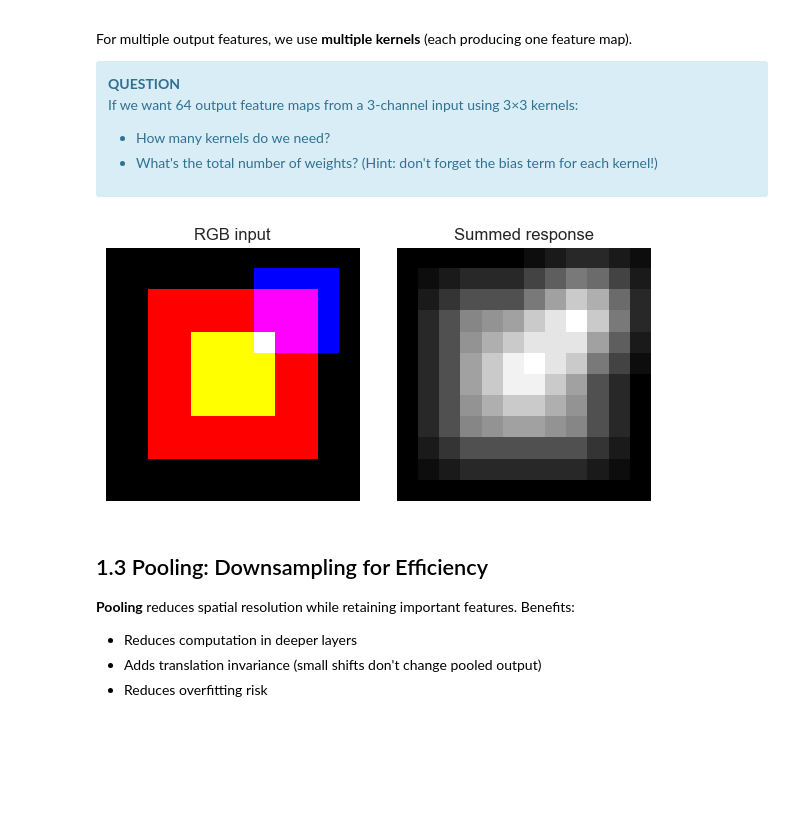
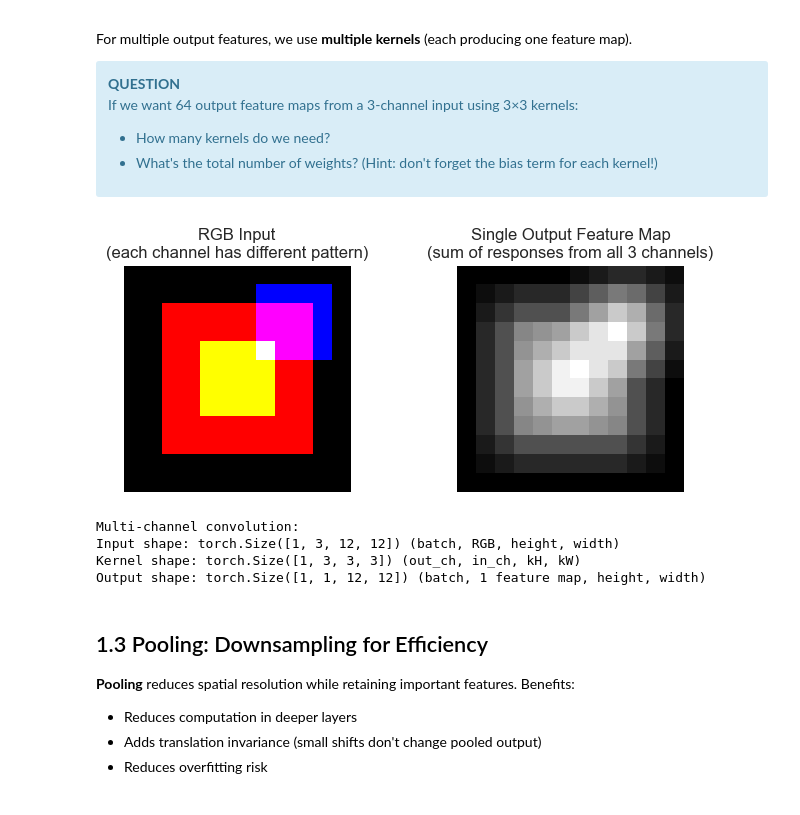
Before and after one commit to vib-training-conferences/machine-learning-and-deep-learning-fundamentals, a Jupyter notebook: exercises/cnn_visualization.ipynb, the cells around one changed output. Saved outputs shown, nothing was run; the diff lists cells and outputs as text; code cells hidden in the pictures; blank space fills up the shorter version.

```diff
--- a/exercises/cnn_visualization.ipynb
+++ b/exercises/cnn_visualization.ipynb
@@ -201,38 +201,43 @@ If we want 64 output feature maps from a 3-channel input using 3×3 kernels:
 # %%
 # Create a toy RGB image with different patterns per channel
 toy_rgb = torch.zeros(1, 3, 12, 12)
 toy_rgb[:, 0, 2:10, 2:10] = 1.0  # Red channel: large square
 toy_rgb[:, 1, 4:8, 4:8] = 1.0    # Green channel: small square
 toy_rgb[:, 2, 1:5, 7:11] = 1.0   # Blue channel: offset square
 
 # Simple 3-channel convolution (blur across all channels)
 conv_rgb = nn.Conv2d(3, 1, kernel_size=3, padding=1, bias=False)
-conv_rgb.weight[:] = 1.0 / 9.0  # Average all RGB values in 3×3 neighborhood
+with torch.no_grad():
+    conv_rgb.weight[:] = 1.0 / 9.0  # Average all RGB values in 3×3 neighborhood
 
 # Apply convolution to the RGB image
 out_rgb = conv_rgb(toy_rgb)
 
 fig, axes = plt.subplots(1, 2, figsize=(7, 3))
 
 # Show RGB input
 axes[0].imshow(toy_rgb[0].permute(1, 2, 0).numpy())
 axes[0].set_title("RGB Input\n(each channel has different pattern)")
 axes[0].axis("off")
 
 # Show summed response
 axes[1].imshow(out_rgb[0, 0].detach().numpy(), cmap="gray")
 axes[1].set_title("Single Output Feature Map\n(sum of responses from all 3 channels)")
 axes[1].axis("off")
 
 plt.tight_layout()
 plt.show()
 
-print("🎨 Multi-channel convolution:")
-print(f"  • Input shape: {toy_rgb.shape} (batch, RGB, height, width)")
-print(f"  • Kernel shape: {conv_rgb.weight.shape} (out_ch, in_ch, kH, kW)")
-print(f"  • Output shape: {out_rgb.shape} (batch, 1 feature map, height, width)")
+print("Multi-channel convolution:")
+print(f"Input shape: {toy_rgb.shape} (batch, RGB, height, width)")
+print(f"Kernel shape: {conv_rgb.weight.shape} (out_ch, in_ch, kH, kW)")
+print(f"Output shape: {out_rgb.shape} (batch, 1 feature map, height, width)")
 # %% [output]
-[figure, old version]
+[figure, new version]
+Multi-channel convolution:
+Input shape: torch.Size([1, 3, 12, 12]) (batch, RGB, height, width)
+Kernel shape: torch.Size([1, 3, 3, 3]) (out_ch, in_ch, kH, kW)
+Output shape: torch.Size([1, 1, 12, 12]) (batch, 1 feature map, height, width)
 # %% [markdown]
 ## 1.3 Pooling: Downsampling for Efficiency
 
```
Also changed, not shown: parts of 27 cells of this notebook.
